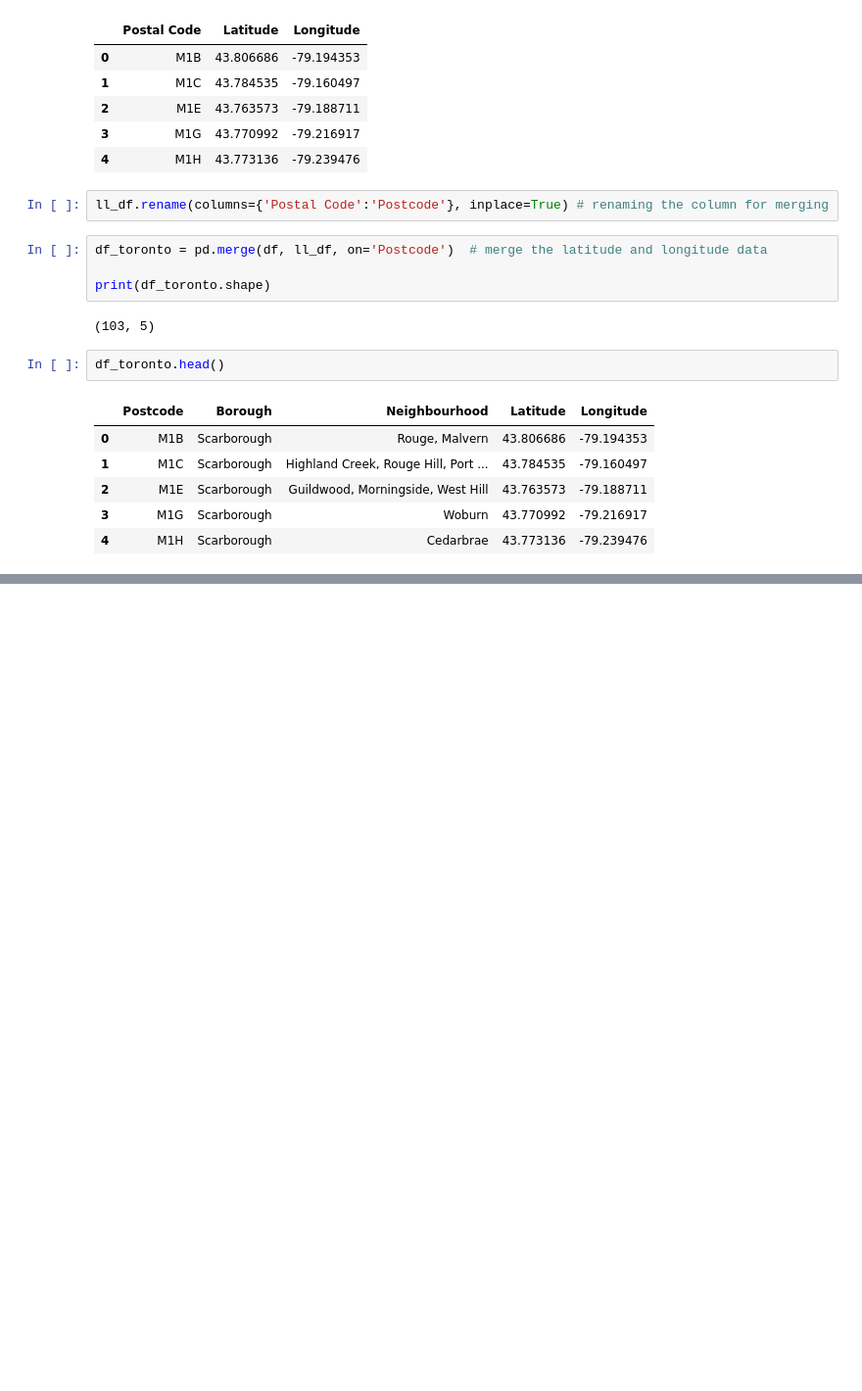
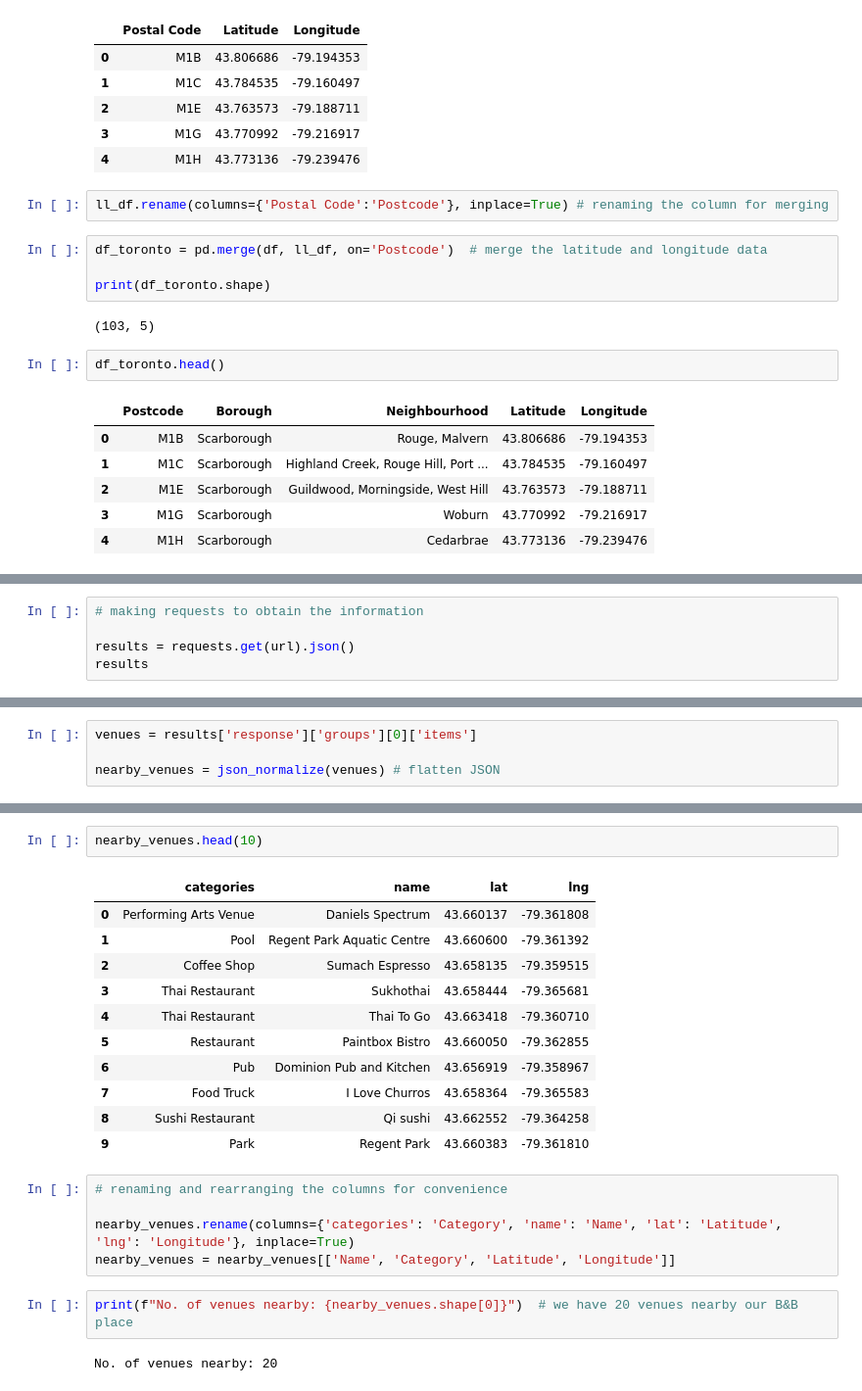
Before and after one commit to kavinthangaraj/Coursera_capstone, a Jupyter notebook: Toronto_data.ipynb, the cells around one changed output, grey strips where cells are left out. Shown at 98% size. Cells and saved outputs as stored; diff of their text form; blank space fills up the shorter version.

```diff
--- a/Toronto_data.ipynb
+++ b/Toronto_data.ipynb
@@ -160,0 +281,5 @@ df_toronto.head()
+# %%
+# making requests to obtain the information
+
+results = requests.get(url).json()
+results
@@ -160,0 +308,4 @@ df_toronto.head()
+# %%
+venues = results['response']['groups'][0]['items']
+
+nearby_venues = json_normalize(venues) # flatten JSON
@@ -160,0 +361,23 @@ df_toronto.head()
+# %%
+nearby_venues.head(10)
+# %% [output]
+|  | categories | name | lat | lng |
+| 0 | Performing Arts Venue | Daniels Spectrum | 43.660137 | -79.361808 |
+| 1 | Pool | Regent Park Aquatic Centre | 43.660600 | -79.361392 |
+| 2 | Coffee Shop | Sumach Espresso | 43.658135 | -79.359515 |
+| 3 | Thai Restaurant | Sukhothai | 43.658444 | -79.365681 |
+| 4 | Thai Restaurant | Thai To Go | 43.663418 | -79.360710 |
+| 5 | Restaurant | Paintbox Bistro | 43.660050 | -79.362855 |
+| 6 | Pub | Dominion Pub and Kitchen | 43.656919 | -79.358967 |
+| 7 | Food Truck | I Love Churros | 43.658364 | -79.365583 |
+| 8 | Sushi Restaurant | Qi sushi | 43.662552 | -79.364258 |
+| 9 | Park | Regent Park | 43.660383 | -79.361810 |
+# %%
+# renaming and rearranging the columns for convenience
+
+nearby_venues.rename(columns={'categories': 'Category', 'name': 'Name', 'lat': 'Latitude', 'lng': 'Longitude'}, inplace=True)
+nearby_venues = nearby_venues[['Name', 'Category', 'Latitude', 'Longitude']]
+# %%
+print(f"No. of venues nearby: {nearby_venues.shape[0]}")  # we have 20 venues nearby our B&B place
+# %% [output]
+No. of venues nearby: 20
```
Also changed, not shown: parts of 58 cells of this notebook.
